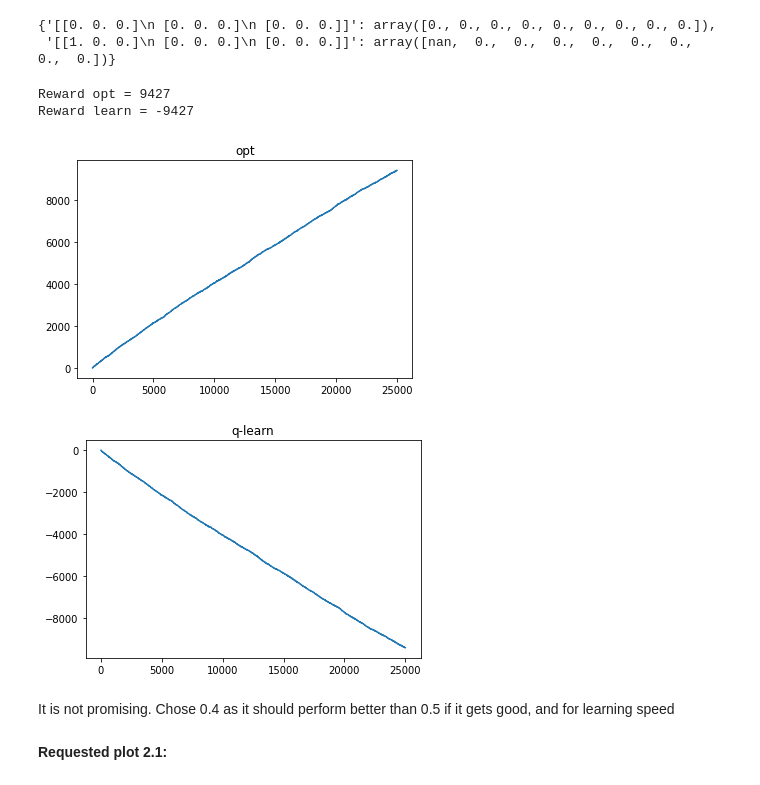
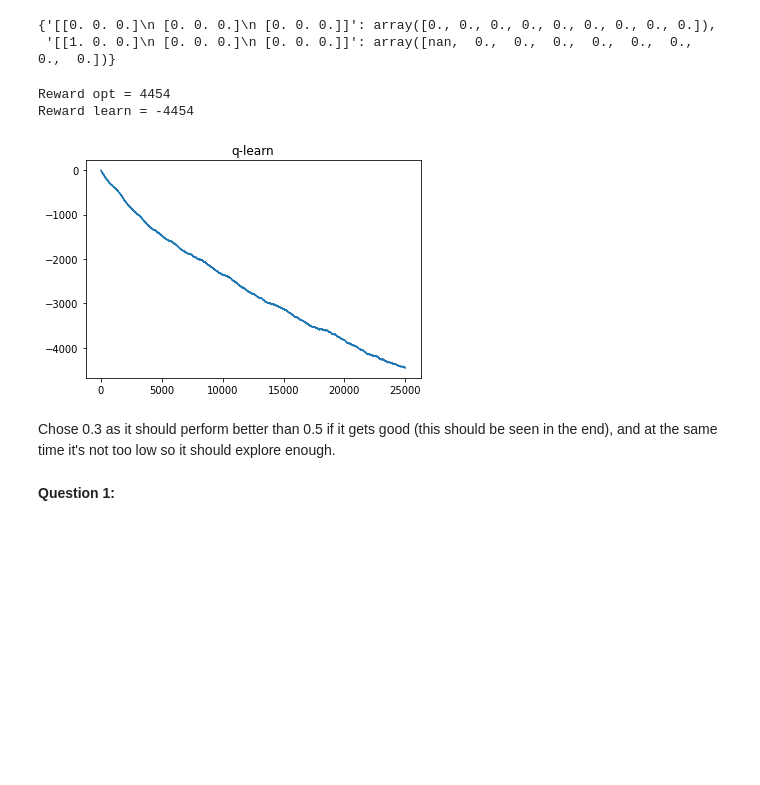
Before and after one commit to LobsterChampagne/ANN-tictactoe, a Jupyter notebook: tic_tac_toe.ipynb, the cells around one changed output. Cells and saved outputs as stored; diff of their text form; code cells hidden in the pictures; blank space fills up the shorter version.

Commit message:
fix question 1, begun 2 and 3

```diff
--- a/tic_tac_toe.ipynb
+++ b/tic_tac_toe.ipynb
@@ -129,4 +56,0 @@ An example of finishing the game:
-# %%
-env.step(0)
-env.step(3)
-env.step(1)
@@ -317,22 +109,25 @@ Q_table
 {'[[0. 0. 0.]\n [0. 0. 0.]\n [0. 0. 0.]]': array([0., 0., 0., 0., 0., 0., 0., 0., 0.]),
  '[[1. 0. 0.]\n [0. 0. 0.]\n [0. 0. 0.]]': array([nan,  0.,  0.,  0.,  0.,  0.,  0.,  0.,  0.])}
 # %%
+rng = np.random.default_rng(358)
 def epsilon_action(q_vals, eps):
-    if (np.random.default_rng().random() > eps):
+    if (rng.random() < eps):
         #random move
         #gets random non-nan index
-        return np.random.choice([x[0] for x in enumerate(q_vals) if not np.isnan(x[1])])
+        return rng.choice([x[0] for x in enumerate(q_vals) if not np.isnan(x[1])])
     else:
         #first best move
         return np.nanargmax(q_vals)
 # %%
 step_size = 0.05
 discount = 0.99
-epsilon = 0.4
+epsilon = 0.3
+Q_table = {}
+Turns = np.array(['X','O'])
 # %%
-Turns = np.array(['X','O'])
 opt_reward = []
 learn_reward = []
+
 for i in range(25000):
     moves = []
 
@@ -361,11 +156,11 @@ for i in range(25000):
             # get the current reward
             reward = env.reward(player=Turns[(i+1)%2])
             num_moves = len(moves)
-            for k in range(num_moves - 1):
-                position = moves[k][0]
-                action = moves[k][1]
-                Q_next_max = np.nanmax(Q_actions(moves[k + 1][0]))
-                # update all the Q-values up to the current move
+            if num_moves >= 2:
+                position = moves[num_moves - 2][0]
+                action = moves[num_moves - 2][1]
+                Q_next_max = np.nanmax(Q_actions(moves[num_moves - 1][0]))
+                # update the Q-value
                 Q_table[str(position)][action] += step_size * (reward + discount * Q_next_max - Q_table[str(position)][action])
 
         if end:
@@ -377,20 +172,16 @@ for i in range(25000):
 print('Reward opt = ' +  str(sum(opt_reward)))
 print('Reward learn = ' +  str(sum(learn_reward)))
 # %% [output]
-Reward opt = 9427
-Reward learn = -9427
+Reward opt = 4454
+Reward learn = -4454
 # %%
-plt.plot(np.cumsum(opt_reward))
-plt.title('opt')
-plt.show()
 plt.plot(np.cumsum(learn_reward))
 plt.title('q-learn')
 plt.show()
 # %% [output]
-[figure, old version]
+[figure, new version]
-[figure, removed]
 # %% [markdown]
-It is not promising. Chose 0.4 as it should perform better than 0.5 if it gets good, and for learning speed
+Chose 0.3 as it should perform better than 0.5 if it gets good (this should be seen in the end), and at the same time it's not too low so it should explore enough.
 # %% [markdown]
-**Requested plot 2.1:**
+**Question 1:**
 # %%
```
Also changed, not shown: parts of 47 cells of this notebook, 1 other file.
